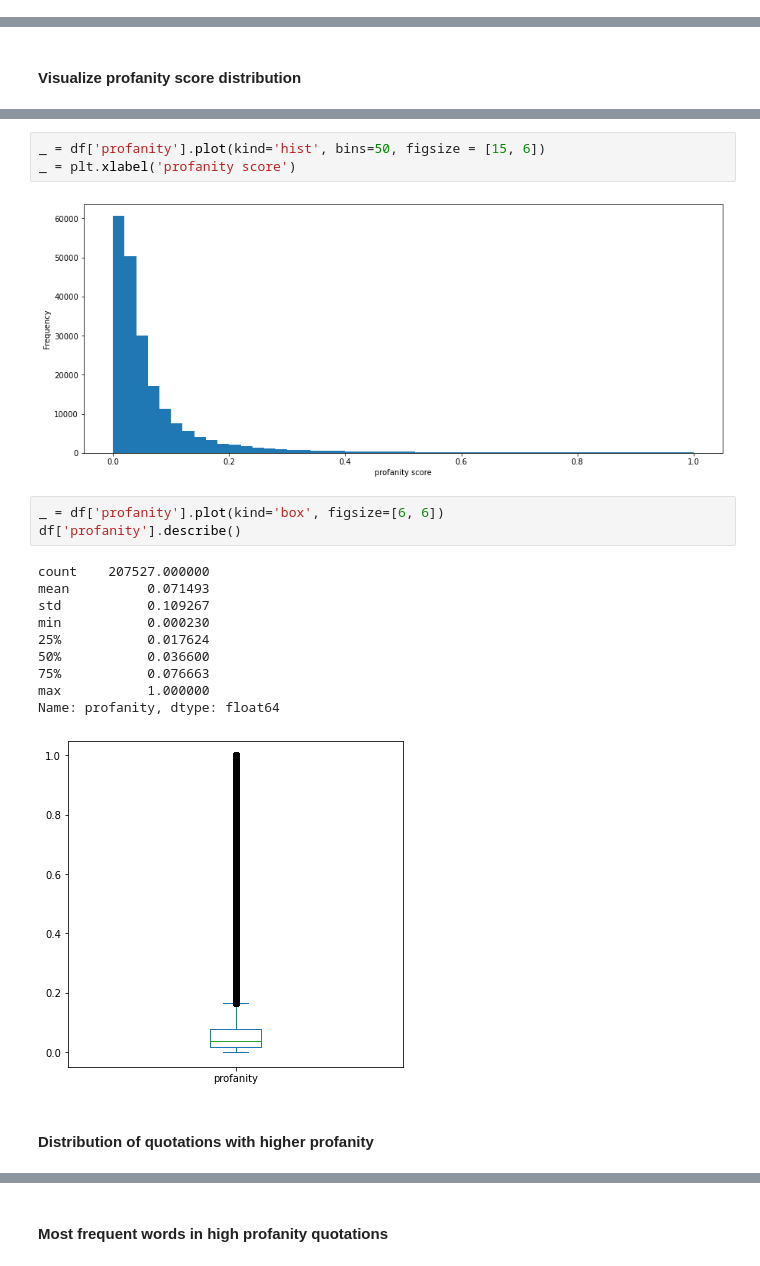
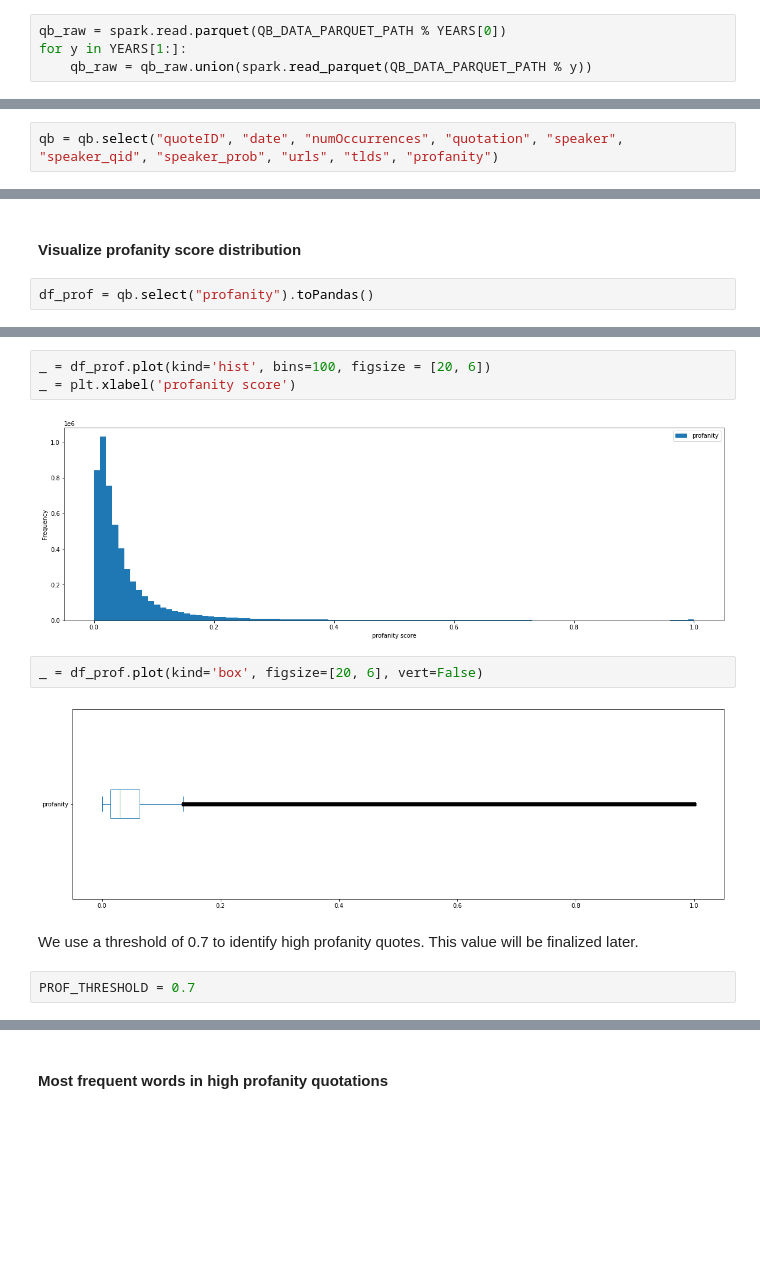
Before and after one commit to epfl-ada/ada-2021-project-k-beans, a Jupyter notebook: final_notebook.ipynb, the cells around one changed output, grey strips where cells are left out. Drawn from its saved outputs; the diff is of its cells as text; blank space fills up the shorter version.

```diff
--- a/final_notebook.ipynb
+++ b/final_notebook.ipynb
@@ -171,0 +220,4 @@ spk_attr = spark.read.parquet(SPK_ATTR_WITH_LABELS_PATH)
+# %%
+qb_raw = spark.read.parquet(QB_DATA_PARQUET_PATH % YEARS[0])
+for y in YEARS[1:]:
+    qb_raw = qb_raw.union(spark.read_parquet(QB_DATA_PARQUET_PATH % y))
@@ -242,3 +324,5 @@ len(df[df.duplicated('quoteID')]) # 0 ~> no duplicate rows
+# %%
+qb = qb.select("quoteID", "date", "numOccurrences", "quotation", "speaker", "speaker_qid", "speaker_prob", "urls", "tlds", "profanity")
 # %% [markdown]
 ## Data Exploration and Visualization
 # %% [markdown]
@@ -435,2 +627,4 @@ df.head()
 # %% [markdown]
 #### Visualize profanity score distribution
+# %%
+df_prof = qb.select("profanity").toPandas()
@@ -437,22 +643,14 @@ df.head()
 # %%
-_ = df['profanity'].plot(kind='hist', bins=50, figsize = [15, 6])
+_ = df_prof.plot(kind='hist', bins=100, figsize = [20, 6])
 _ = plt.xlabel('profanity score')
 # %% [output]
-[figure, old version]
+[figure, new version]
 # %%
-_ = df['profanity'].plot(kind='box', figsize=[6, 6])
-df['profanity'].describe()
+_ = df_prof.plot(kind='box', figsize=[20, 6], vert=False)
 # %% [output]
-count    207527.000000
-mean          0.071493
-std           0.109267
-min           0.000230
-25%           0.017624
-50%           0.036600
-75%           0.076663
-max           1.000000
-Name: profanity, dtype: float64
-[figure, old version]
+[figure, new version]
 # %% [markdown]
-#### Distribution of quotations with higher profanity
+We use a threshold of 0.7 to identify high profanity quotes. This value will be finalized later.
+# %%
+PROF_THRESHOLD = 0.7
 # %%
```
Also changed, not shown: parts of 120 cells of this notebook.
